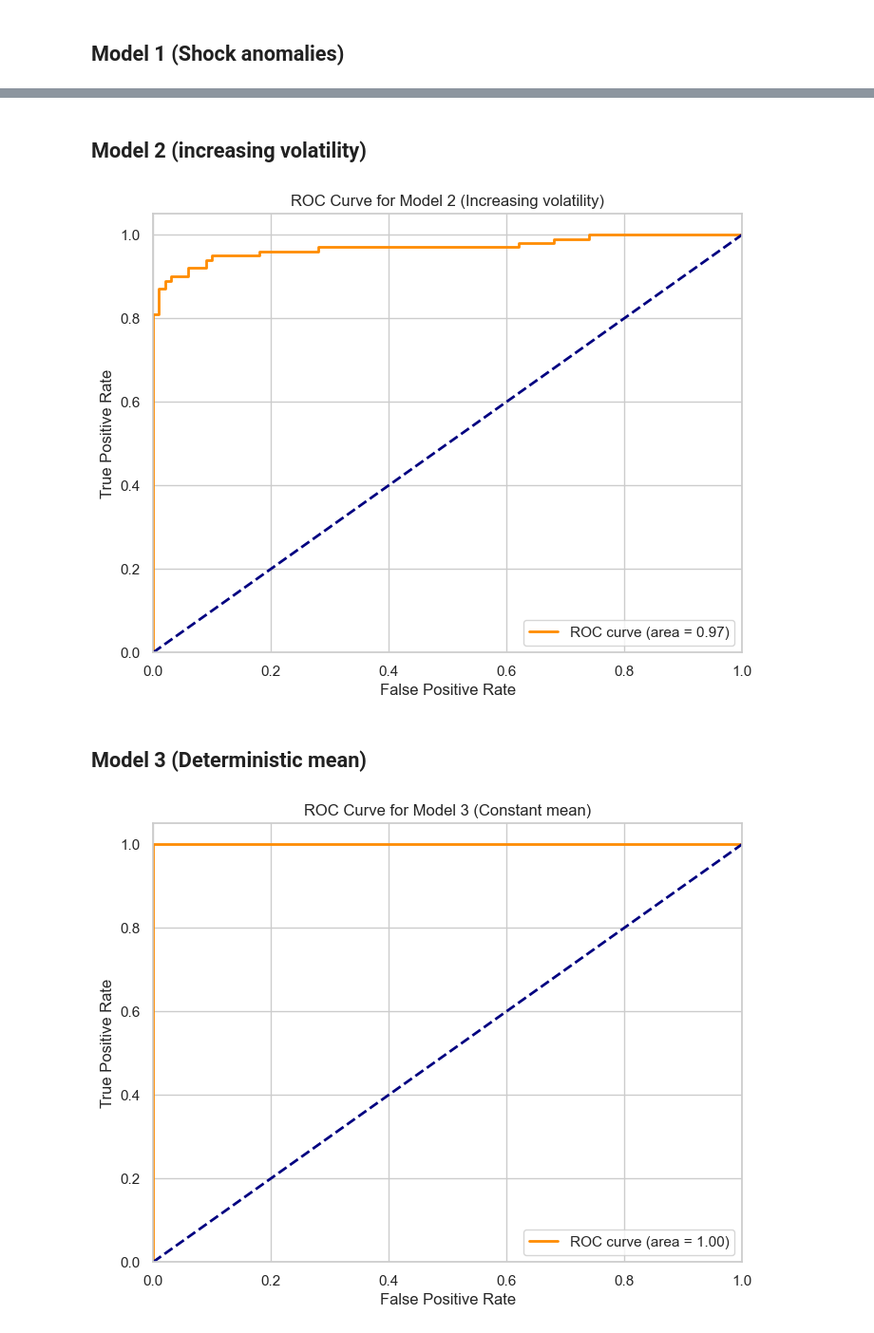
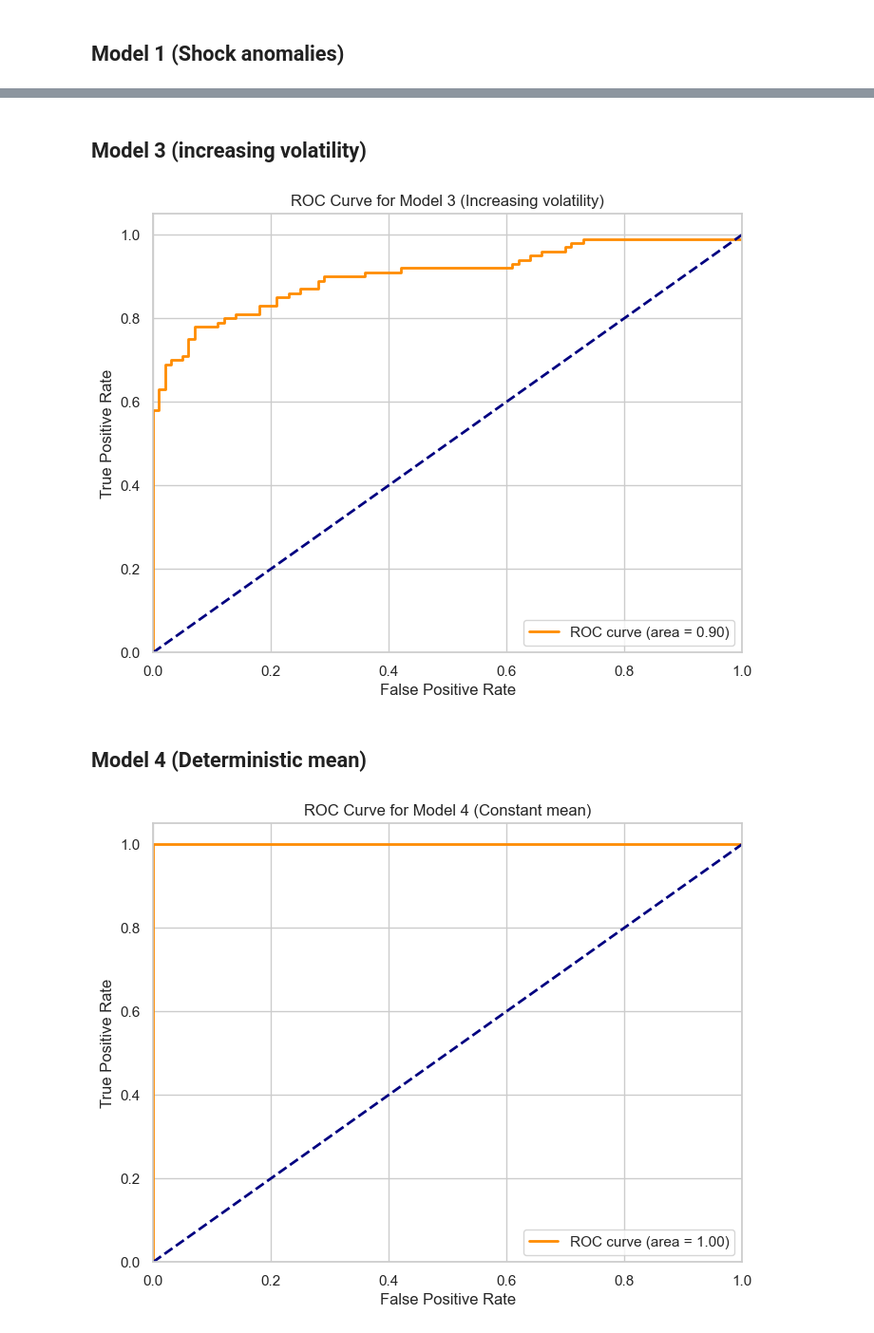
Before and after one commit to statsmarkov/depth_markov, a Jupyter notebook: section_4_different_length.ipynb, the cells around one changed output, grey strips where cells are left out. Shown: that part at 95% size. Saved outputs shown, nothing was run; the diff lists cells and outputs as text; code cells hidden in the pictures.

```diff
--- a/section_4_different_length.ipynb
+++ b/section_4_different_length.ipynb
@@ -120,0 +102,15 @@ plt.show()
+# %%
+# Simulate anomalous process
+random_seed +=1
+anomalous_perturbed_mean_arch_trajectories = simulate_arch1_process_with_dynamic_anomaly(
+    n_steps=n_steps,
+    m=mean_fn,
+    sigma=volatility_fn,
+    anomalous_m=perturbed_mean_fn,
+    anomalous_sigma=volatility_fn,
+    initial_value=INITIAL_VALUE,
+    num_processes=A,
+    seed=random_seed,
+    min_n_step=min_n_steps,
+    anomaly_size=ANOMALY_SIZE,
+)
@@ -121,47 +130,32 @@ plt.show()
 # %% [markdown]
-## Model 2 (increasing volatility)
+## Model 3 (increasing volatility)
-# %%
-def increasing_volatility_fn(x):
-    return 0.5*np.sqrt(x**2+1)
 # %%
 # Simulate anomalous process
 random_seed +=1
-anomalous_increasing_volatility_arch_trajectories = simulate_arch_1_process(
+anomalous_increasing_volatility_arch_trajectories = simulate_arch1_process_with_dynamic_anomaly(
     n_steps=n_steps,
     m=mean_fn,
-    sigma=increasing_volatility_fn,
+    sigma=volatility_fn,
+    anomalous_m=mean_fn,
+    anomalous_sigma=increasing_volatility_fn,
     initial_value=INITIAL_VALUE,
     num_processes=A,
     seed=random_seed,
     min_n_step=min_n_steps,
+    anomaly_size=ANOMALY_SIZE,
 )
 # %%
-anomalous_increasing_volatility_arch_depths = calculate_markov_tukey_depth_for_trajectories(trajectories=anomalous_increasing_volatility_arch_trajectories, long_trajectory=long_arch_trajectory, inverse_bandwidth=inverse_bandwidth)
+anomalous_increasing_volatility_arch_depths = calculate_markov_tukey_depth_for_trajectories_using_long_trajectory(trajectories=anomalous_increasing_volatility_arch_trajectories, long_trajectory=long_arch_trajectory, inverse_bandwidth=inverse_bandwidth)
 # %%
 # Because we are labeling regular trajectories as False and anomalous as True,
 # and our depth function should be smaller for anomalies, we are using 1-depth
 # for classification.
 labels = np.concatenate((np.zeros(M, dtype=bool), np.ones(A, dtype=bool)))
 depth_values = np.concatenate((1-regular_arch_depths, 1-anomalous_increasing_volatility_arch_depths))
 
-fpr, tpr, thresholds = roc_curve(labels, depth_values , pos_label=1)
-
-# Calculate are under the curve
-roc_auc = auc(fpr, tpr)
-
-# Plot the ROC curve
-plt.figure(figsize=(8, 6))
-plt.plot(fpr, tpr, color='darkorange', lw=2, label='ROC curve (area = %0.2f)' % roc_auc)
-plt.plot([0, 1], [0, 1], color='navy', lw=2, linestyle='--')
-plt.xlim([0.0, 1.0])
-plt.ylim([0.0, 1.05])
-plt.xlabel('False Positive Rate')
-plt.ylabel('True Positive Rate')
-plt.title('ROC Curve for Model 2 (Increasing volatility)')
-plt.legend(loc="lower right")
-plt.grid(True)
+plot_roc_curve(labels=labels, values=depth_values, title='ROC Curve for Model 3 (Increasing volatility)')
 plt.show()
 # %% [output]
-[figure, old version]
+[figure, new version]
 # %% [markdown]
-## Model 3 (Deterministic mean)
+## Model 4 (Deterministic mean)
```
Also changed, not shown: parts of 14 cells of this notebook, 11 other files.
